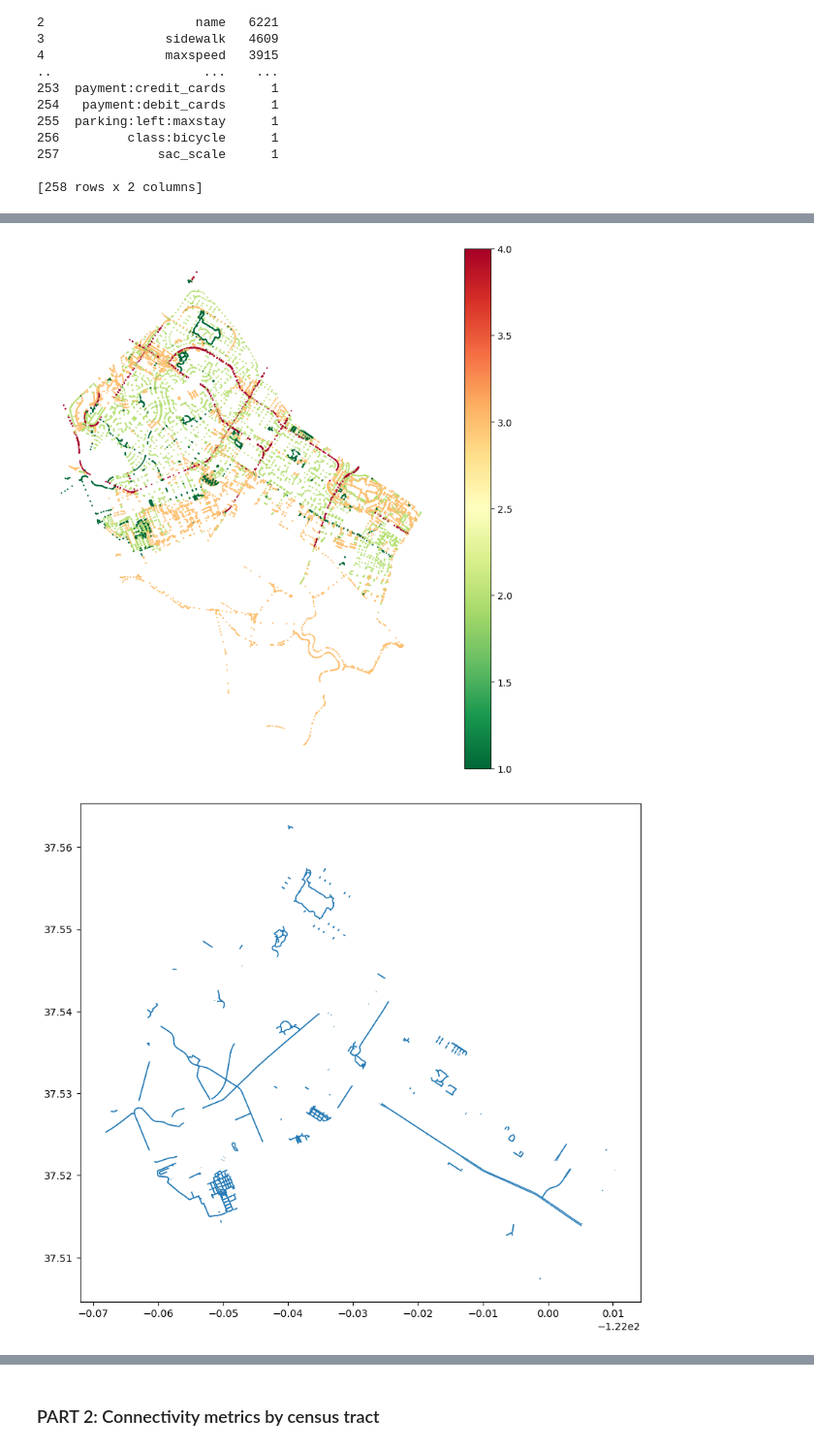
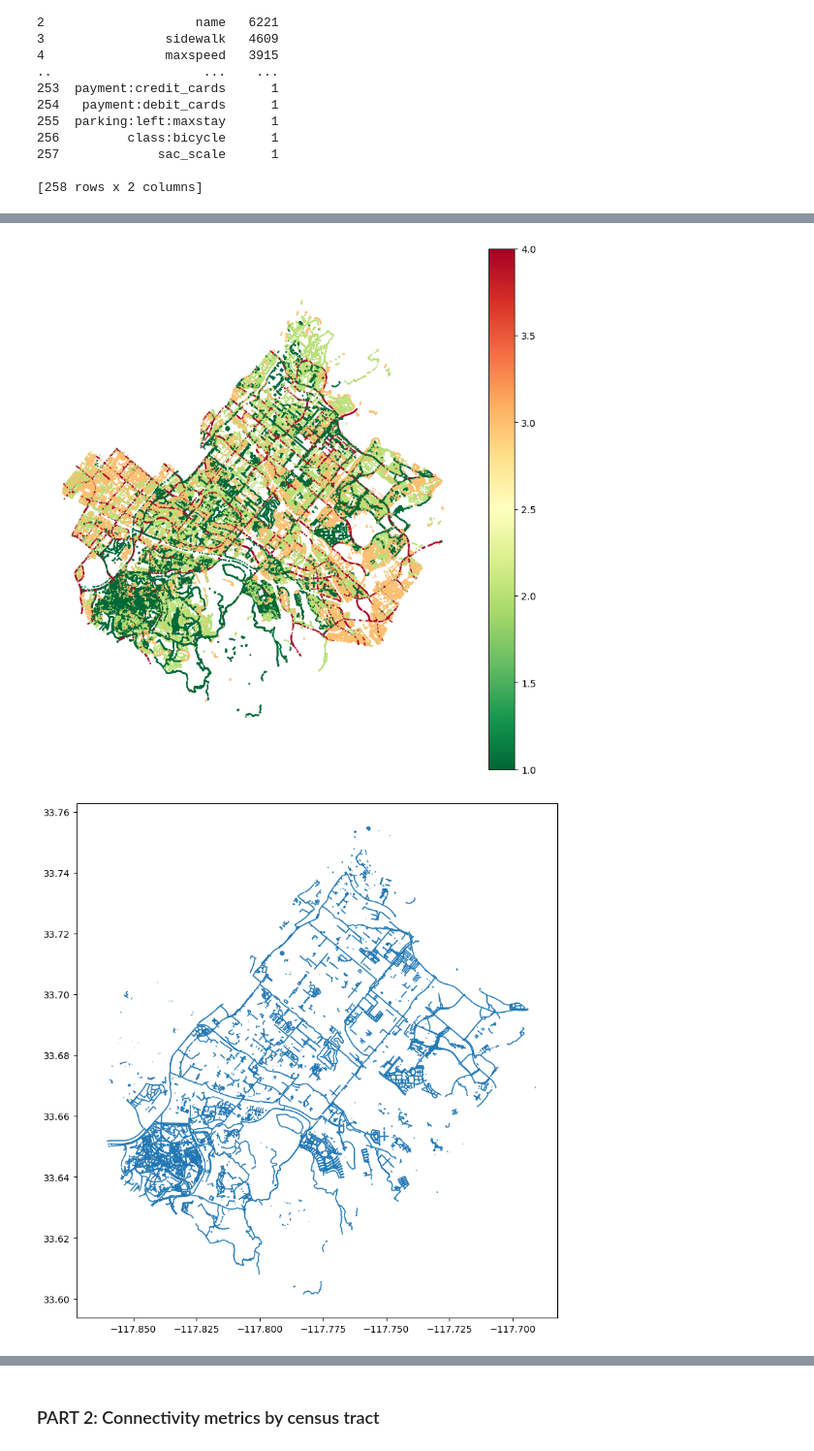
Before and after one commit to mRaffill/low_stress_network_quality, a Jupyter notebook: LTS_OSM.ipynb, the cells around one changed output, grey strips where cells are left out. Shown at 97% size. Saved outputs shown, nothing was run; the diff lists cells and outputs as text; code cells hidden in the pictures.

```diff
--- a/LTS_OSM.ipynb
+++ b/LTS_OSM.ipynb
@@ -70,8 +70,8 @@ ox.settings.osm_xml_way_tags = way_tags
 # keeping the footway and construction tags
 osmfilter = '["highway"]["area"!~"yes"]["access"!~"private"]["highway"!~"abandoned|bus_guideway|corridor|elevator|escalator|motor|planned|platform|proposed|raceway|steps"]["bicycle"!~"no"]["service"!~"private"]'
 
-city = "Newark"
-county= 'Alameda'
+city = "Irvine"
+county= 'Orange'
 state = "California"
 # %%
 # check if data has already been downloaded; if not, download
@@ -107,6 +104,7 @@ loading saved graph
 
 # convert graph to node and edge GeoPandas GeoDataFrames
 gdf_nodes, gdf_edges = ox.graph_to_gdfs(G)
+gdf_edges['width'] = pd.to_numeric(gdf_edges['width'], errors='coerce') #debug
 
 print(gdf_edges.shape)
 gdf_allowed, gdf_not_allowed = biking_permitted(gdf_edges)
@@ -334,4 +332,4 @@ ax2.axis("off")
 plt.show()
 fig2.savefig('data/plots/%s_lts_nodes.png'%city)
 # %% [output]
-[figure, old version]
+[figure, new version]
@@ -338,18 +350,18 @@ fig2.savefig('data/plots/%s_lts_nodes.png'%city)
 # %%
-## filtered LTS <=2
+## Plot LTS =1 network
 fig3, ax3 = plt.subplots(figsize=(10,10))
 
-all_lts_small[(all_lts_small['lts']<=1) & (all_lts_small['lts']!=0)].plot(
+edges_lts1.plot(
     ax=ax3,
     #column="lts",
     linewidth=1,
     #cmap='YlGn_r',
     legend=True)
 
 ax1.axis("off")
 plt.show()
 # %% [output]
-[figure, old version]
+[figure, new version]
 # %%
 ## Filtered LTS <=2
 fig4, ax4 = plt.subplots(figsize=(10,10))
```
Also changed, not shown: parts of 46 cells of this notebook, 1 other file.
